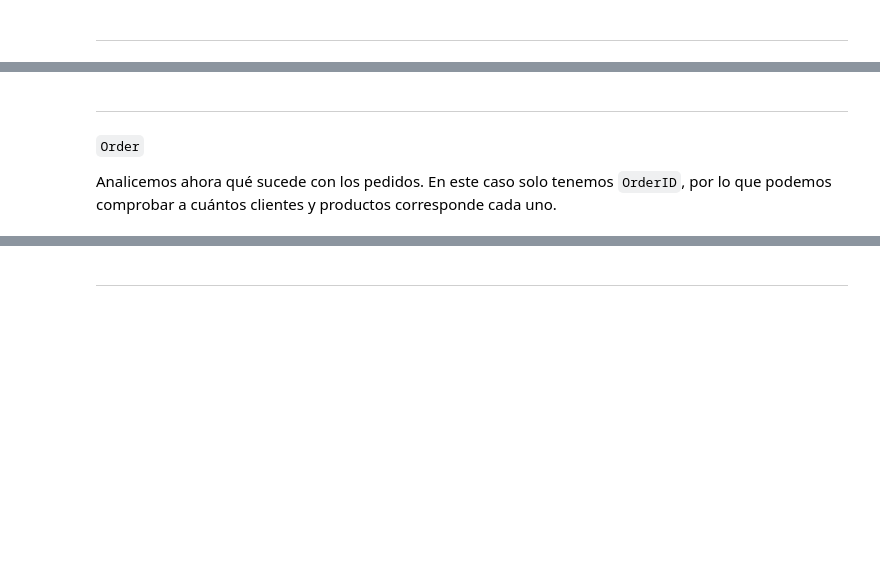
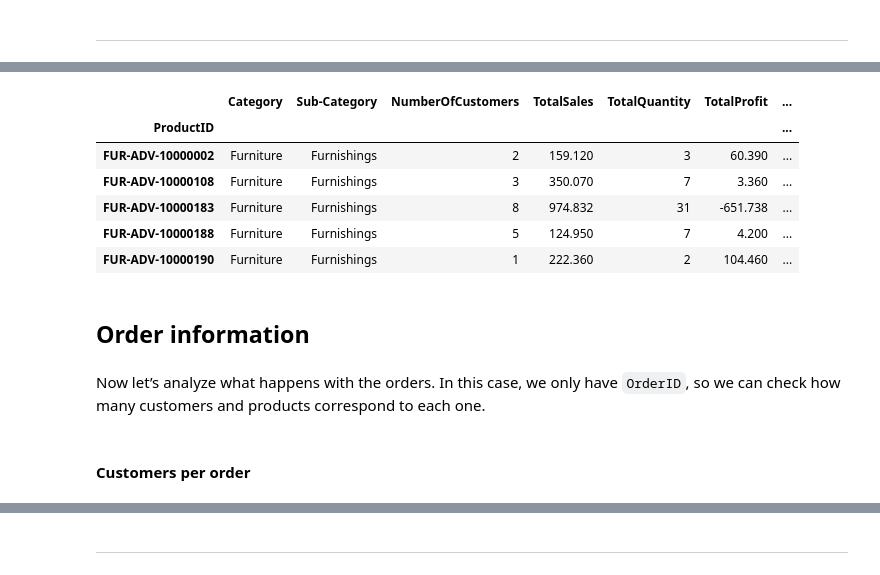
Before and after one commit to SupernovaIa/Proyecto-9-Global-Trade-Insights-Clustering-and-Regression, a Jupyter notebook: notebook/01-EDA.ipynb, the cells around one changed output, grey strips where cells are left out. Drawn from its saved outputs; the diff is of its cells as text; code cells hidden in the pictures; blank space fills up the shorter version.

```diff
--- a/notebook/01-EDA.ipynb
+++ b/notebook/01-EDA.ipynb
@@ -641,0 +723,28 @@ Vemos que cada sub-categoría pertenece a una categoría diferente y que la dist
+# %%
+df_products = df.groupby('ProductID').agg({
+    'Category': 'first',
+    'Sub-Category': 'first',
+    'CustomerID': 'nunique',
+    'Sales': 'sum',
+    'Quantity': 'sum',
+    'Profit': 'sum',
+    'ShippingCost': 'sum'
+}).rename(columns={
+    'Category': 'Category',
+    'Sub-Category': 'Sub-Category',
+    'CustomerID': 'NumberOfCustomers',
+    'Sales': 'TotalSales',
+    'Quantity': 'TotalQuantity',
+    'Profit': 'TotalProfit',
+    'ShippingCost': 'TotalShippingCost'
+})
+# %%
+df_products.head()
+# %% [output]
+|  | Category | Sub-Category | NumberOfCustomers | TotalSales | TotalQuantity | TotalProfit | ... |
+| ProductID |  |  |  |  |  |  | ... |
+| FUR-ADV-10000002 | Furniture | Furnishings | 2 | 159.120 | 3 | 60.390 | ... |
+| FUR-ADV-10000108 | Furniture | Furnishings | 3 | 350.070 | 7 | 3.360 | ... |
+| FUR-ADV-10000183 | Furniture | Furnishings | 8 | 974.832 | 31 | -651.738 | ... |
+| FUR-ADV-10000188 | Furniture | Furnishings | 5 | 124.950 | 7 | 4.200 | ... |
+| FUR-ADV-10000190 | Furniture | Furnishings | 1 | 222.360 | 2 | 104.460 | ... |
@@ -642,9 +753,9 @@ Vemos que cada sub-categoría pertenece a una categoría diferente y que la dist
 # %% [markdown]
----
+## Order information
-# %% [markdown]
-`Order`
-
-Analicemos ahora qué sucede con los pedidos. En este caso solo tenemos `OrderID`, por lo que podemos comprobar a cuántos clientes y productos corresponde cada uno.
+# %% [markdown]
+Now let’s analyze what happens with the orders. In this case, we only have `OrderID`, so we can check how many customers and products correspond to each one.
+# %% [markdown]
+#### Customers per order
 # %%
 df_orders_customer = df.groupby('OrderID')['CustomerID'].nunique().sort_values(ascending=False).reset_index()
 
```
Also changed, not shown: parts of 56 cells of this notebook, 3 other files.
